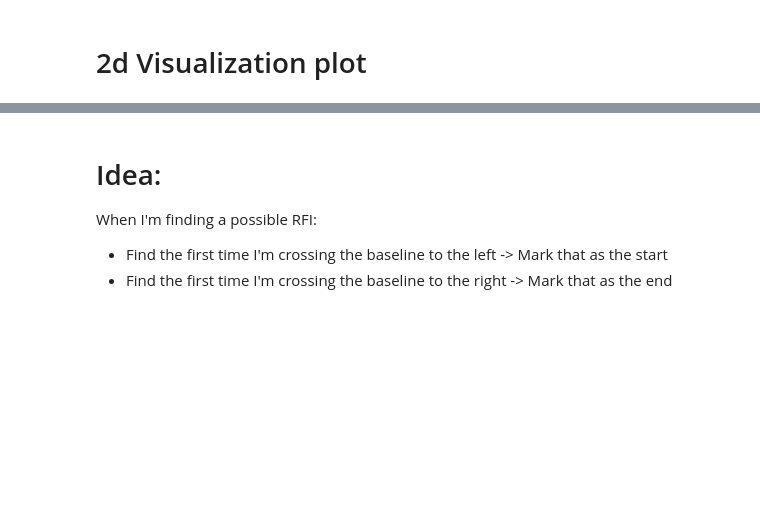
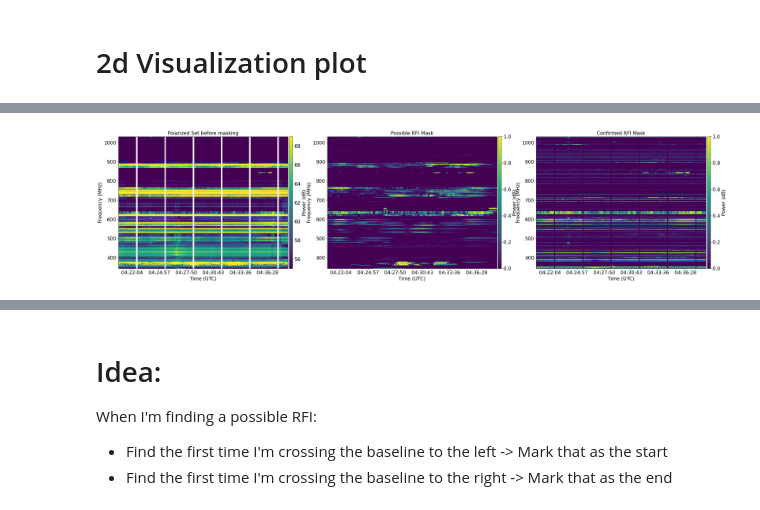
Before and after one commit to aordog/dva_pipeline, a Jupyter notebook: dva_rfi_excision_single_scan.ipynb, the cells around one changed output, grey strips where cells are left out. Cells and saved outputs as stored; diff of their text form; code cells hidden in the pictures; blank space fills up the shorter version.

```diff
--- a/dva_rfi_excision_single_scan.ipynb
+++ b/dva_rfi_excision_single_scan.ipynb
@@ -94,7 +94,7 @@ imRL_set = np.empty([0,len(freq)])
 
 # Loop through all the scans in the "scan_num" list:
 
-for i in scan_id[3:4]:
+for i in scan_id[1:2]:
 # for i in scan_id[0:1]:
     print(i)
     # select the file:
@@ -331,0 +391,85 @@ interactive(children=(IntSlider(value=17, description='rfi_number', max=35), Int
+# %%
+print("Total possible RFI Events:", total_possible)
+print("Total confirmed RFI Events:", total_confirmed)
+
+freq_start_idx = 0
+freq_end_idx = -1
+fig,axs = plt.subplots(1,3,figsize=(35,8))
+fs = 16
+#Polarized Waterfall ---------------------------------------------------------------------------------------------------------------------------
+polarized_power_min = 55
+polarized_power_max = 69
+im_pol = axs[0].imshow(10.*np.log10(polarized_set.T),aspect='auto',vmin=polarized_power_min,vmax=polarized_power_max,origin='lower',
+        extent=[t_plt[0],t_plt[-1],freq[0],freq[-1]])
+divider = make_axes_locatable(axs[0])
+cax = divider.append_axes('right', size='2%', pad=0.05)
+cbar = fig.colorbar(im_pol, cax=cax, orientation='vertical')
+cbar.ax.tick_params(labelsize=fs)
+cbar.set_label('Power (dB)', fontsize=fs)
+axs[0].set_xlim(t_plt[0],t_plt[-1])
+axs[0].set_ylim(freq[freq_start_idx], freq[freq_end_idx])
+axs[0].tick_params(axis='both', labelsize=fs)
+axs[0].xaxis.set_major_formatter(mdates.DateFormatter('%H:%M:%S'))
+axs[0].fmt_xdata = mdates.DateFormatter('%H:%M:%S')
+axs[0].set_xlabel('Time (UTC)',fontsize=fs)
+axs[0].set_ylabel('Frequency (MHz)',fontsize=fs)
+axs[0].set_title('Polarized Set before masking', size = fs)
+
+#full_scan_mask Waterfall ---------------------------------------------------------------------------------------------------------------------------
+mask_power_min = 0
+mask_power_max = 1
+im_pol = axs[1].imshow(possible_rfi_mask,aspect='auto',vmin=mask_power_min,vmax=mask_power_max,origin='lower',
+        extent=[t_plt[0],t_plt[-1],freq[0],freq[-1]])
+divider = make_axes_locatable(axs[1])
+cax = divider.append_axes('right', size='2%', pad=0.05)
+cbar = fig.colorbar(im_pol, cax=cax, orientation='vertical')
+cbar.ax.tick_params(labelsize=fs)
+cbar.set_label('Power (dB)', fontsize=fs)
+axs[1].set_xlim(t_plt[0],t_plt[-1])
+axs[1].set_ylim(freq[freq_start_idx], freq[freq_end_idx])
+axs[1].tick_params(axis='both', labelsize=fs)
+axs[1].xaxis.set_major_formatter(mdates.DateFormatter('%H:%M:%S'))
+axs[1].fmt_xdata = mdates.DateFormatter('%H:%M:%S')
+axs[1].set_xlabel('Time (UTC)',fontsize=fs)
+axs[1].set_ylabel('Frequency (MHz)',fontsize=fs)
+axs[1].set_title('Possible RFI Mask', size = fs)
+
+#confirmed_rfi_mask Waterfall ---------------------------------------------------------------------------------------------------------------------------
+im_pol = axs[2].imshow(np.transpose(total_freq_mask),aspect='auto',vmin=mask_power_min,vmax=mask_power_max,origin='lower',
+        extent=[t_plt[0],t_plt[-1],freq[0],freq[-1]])
+divider = make_axes_locatable(axs[2])
+cax = divider.append_axes('right', size='2%', pad=0.05)
+cbar = fig.colorbar(im_pol, cax=cax, orientation='vertical')
+cbar.ax.tick_params(labelsize=fs)
+cbar.set_label('Power (dB)', fontsize=fs)
+axs[2].set_xlim(t_plt[0],t_plt[-1])
+axs[2].set_ylim(freq[freq_start_idx], freq[freq_end_idx])
+axs[2].tick_params(axis='both', labelsize=fs)
+axs[2].xaxis.set_major_formatter(mdates.DateFormatter('%H:%M:%S'))
+axs[2].fmt_xdata = mdates.DateFormatter('%H:%M:%S')
+axs[2].set_xlabel('Time (UTC)',fontsize=fs)
+axs[2].set_ylabel('Frequency (MHz)',fontsize=fs)
+axs[2].set_title('Confirmed RFI Mask', size = fs)
+
+# #Polarized_Masked Waterfall ---------------------------------------------------------------------------------------------------------------------------
+# im_pol = axs[2].imshow(10.*np.log10(polarized_set_masked.T),aspect='auto',vmin=polarized_power_min,vmax=polarized_power_max,origin='lower',
+#         extent=[t_plt[0],t_plt[-1],freq[0],freq[-1]])
+# divider = make_axes_locatable(axs[2])
+# cax = divider.append_axes('right', size='2%', pad=0.05)
+# cbar = fig.colorbar(im_pol, cax=cax, orientation='vertical')
+# cbar.ax.tick_params(labelsize=fs)
+# cbar.set_label('Power (dB)', fontsize=fs)
+# axs[2].set_xlim(t_plt[0],t_plt[-1])
+# axs[2].set_ylim(freq[freq_start_idx], freq[freq_end_idx])
+# axs[2].tick_params(axis='both', labelsize=fs)
+# axs[2].xaxis.set_major_formatter(mdates.DateFormatter('%H:%M:%S'))
+# axs[2].fmt_xdata = mdates.DateFormatter('%H:%M:%S')
+# axs[2].set_xlabel('Time (UTC)',fontsize=fs)
+# axs[2].set_ylabel('Frequency (MHz)',fontsize=fs)
+# axs[2].set_title('Polarized Set after masking', size = fs)
+
+
+
+
+#Arbitraty constants for visualization
+# %% [output]
@@ -331,0 +479 @@ interactive(children=(IntSlider(value=17, description='rfi_number', max=35), Int
+[figure, added]
```
Also changed, not shown: parts of 16 cells of this notebook.
